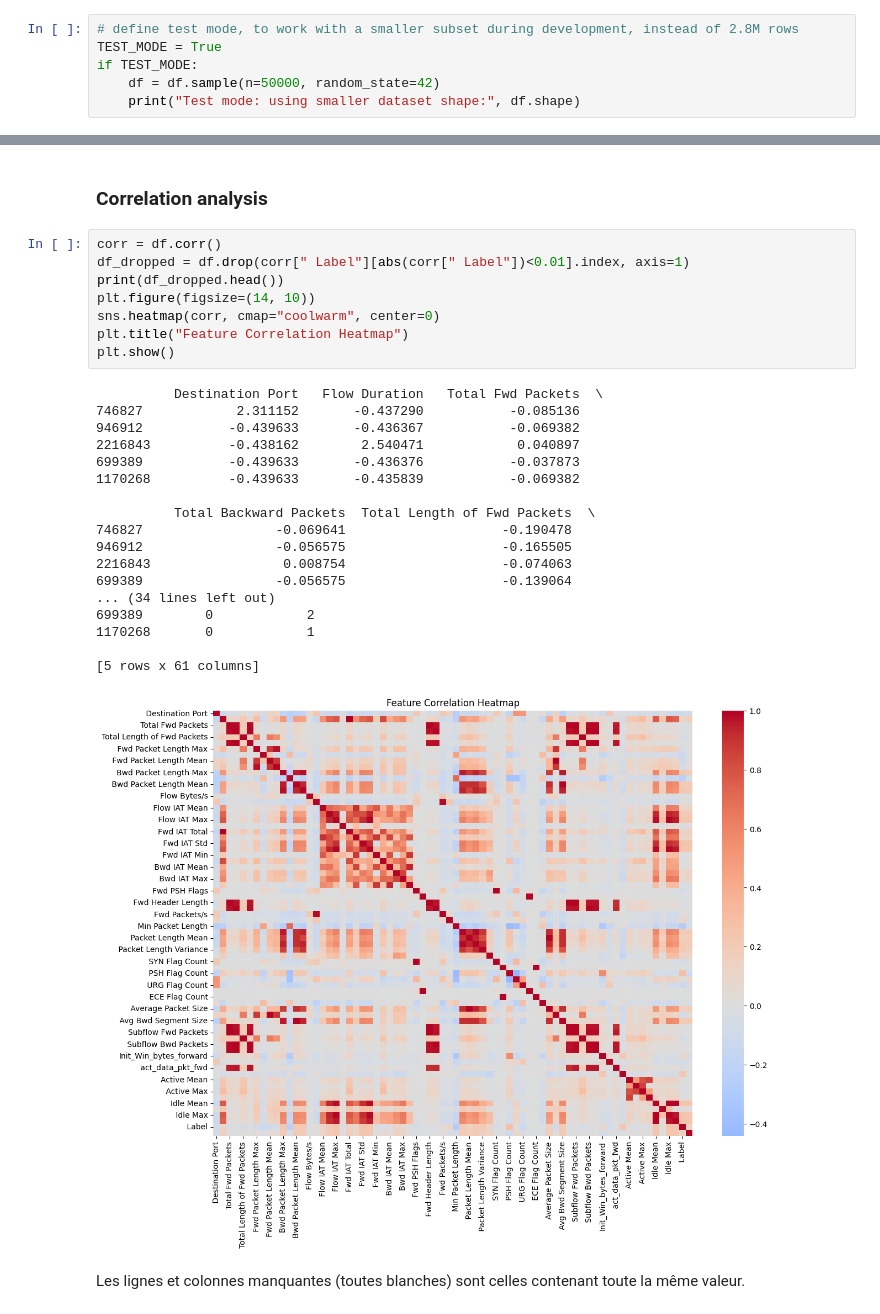
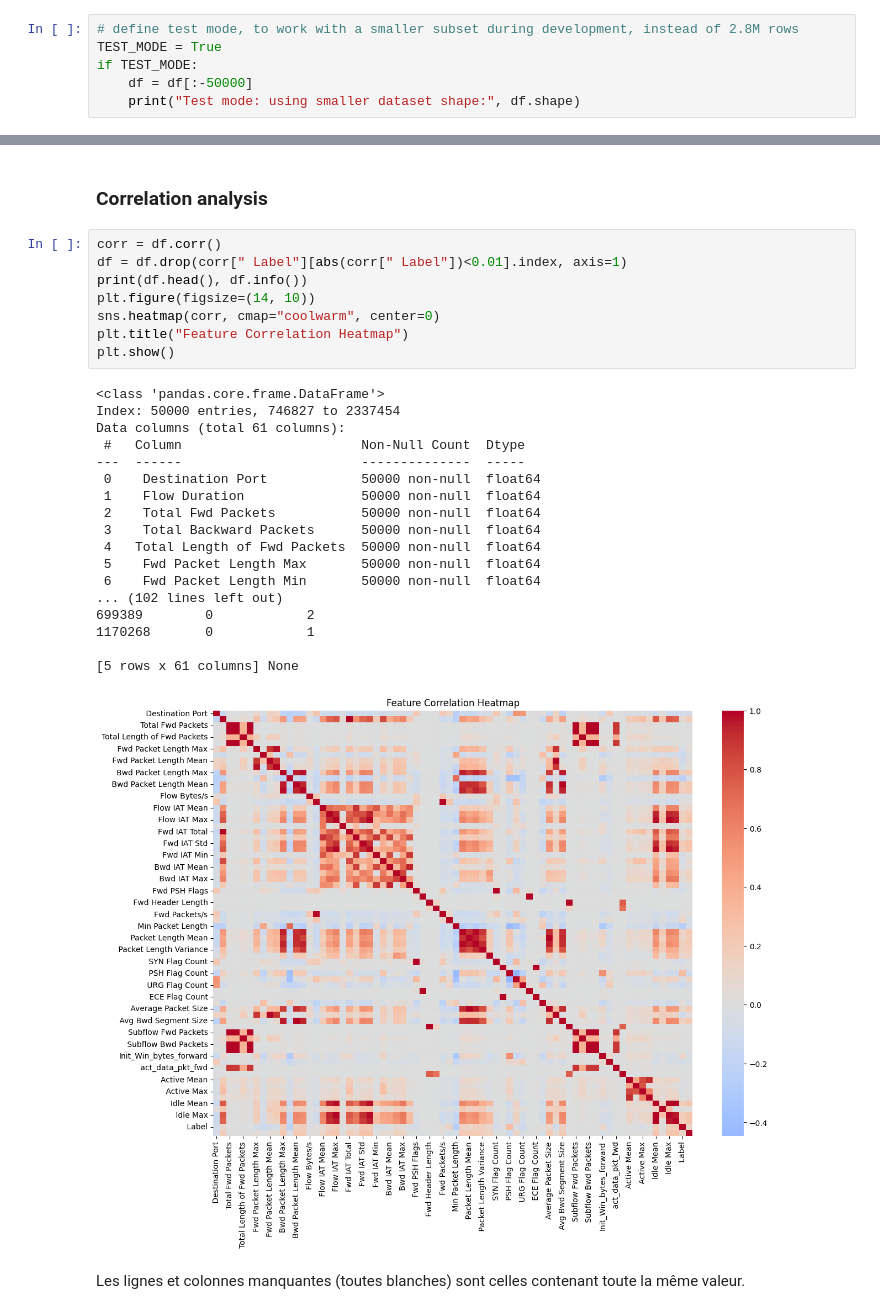
Before and after one commit to Arthur-Boutelier/machineLearningCybersecurity, a Jupyter notebook: machine_learning_project.ipynb, the cells around one changed output, grey strips where cells are left out. Cells and saved outputs as stored; diff of their text form.

```diff
--- a/machine_learning_project.ipynb
+++ b/machine_learning_project.ipynb
@@ -101,6 +105,6 @@ Combined dataset shape: (2830743, 80)
 # define test mode, to work with a smaller subset during development, instead of 2.8M rows
 TEST_MODE = True
 if TEST_MODE:
-    df = df.sample(n=50000, random_state=42)
+    df = df[:-50000]
     print("Test mode: using smaller dataset shape:", df.shape)
 # %% [output]
@@ -312,31 +317,31 @@ La tu peux aller plus loin en regardant features par features, mais c'est deja p
 ### Correlation analysis
 # %%
 corr = df.corr()
-df_dropped = df.drop(corr[" Label"][abs(corr[" Label"])<0.01].index, axis=1)
-print(df_dropped.head())
+df = df.drop(corr[" Label"][abs(corr[" Label"])<0.01].index, axis=1)
+print(df.head(), df.info())
 plt.figure(figsize=(14, 10))
 sns.heatmap(corr, cmap="coolwarm", center=0)
 plt.title("Feature Correlation Heatmap")
 plt.show()
 # %% [output]
-          Destination Port   Flow Duration   Total Fwd Packets  \
-746827            2.311152       -0.437290           -0.085136
-946912           -0.439633       -0.436367           -0.069382
-2216843          -0.438162        2.540471            0.040897
-699389           -0.439633       -0.436376           -0.037873
-1170268          -0.439633       -0.435839           -0.069382
-
-          Total Backward Packets  Total Length of Fwd Packets  \
-746827                 -0.069641                    -0.190478
-946912                 -0.056575                    -0.165505
-2216843                 0.008754                    -0.074063
-699389                 -0.056575                    -0.139064
-... (34 lines left out)
+<class 'pandas.core.frame.DataFrame'>
+Index: 50000 entries, 746827 to 2337454
+Data columns (total 61 columns):
+ #   Column                       Non-Null Count  Dtype
+---  ------                       --------------  -----
+ 0    Destination Port            50000 non-null  float64
+ 1    Flow Duration               50000 non-null  float64
+ 2    Total Fwd Packets           50000 non-null  float64
+ 3    Total Backward Packets      50000 non-null  float64
+ 4   Total Length of Fwd Packets  50000 non-null  float64
+ 5    Fwd Packet Length Max       50000 non-null  float64
+ 6    Fwd Packet Length Min       50000 non-null  float64
+... (102 lines left out)
 699389        0            2
 1170268       0            1
 
-[5 rows x 61 columns]
+[5 rows x 61 columns] None
-[figure, old version]
+[figure, new version]
 # %% [markdown]
 Les lignes et colonnes manquantes (toutes blanches) sont celles contenant toute la même valeur.
 # %% [markdown]
```
Also changed, not shown: parts of 34 cells of this notebook, 3 other files.
